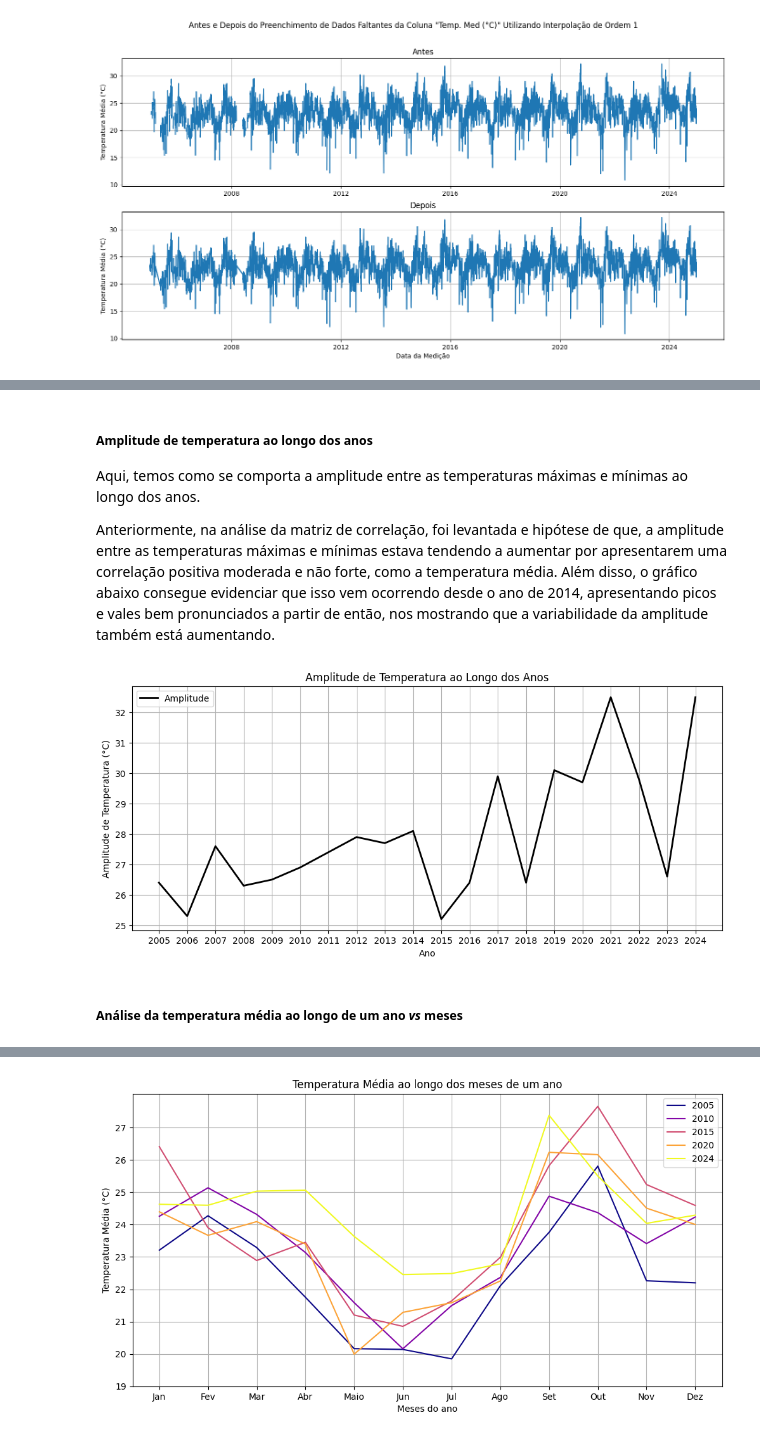
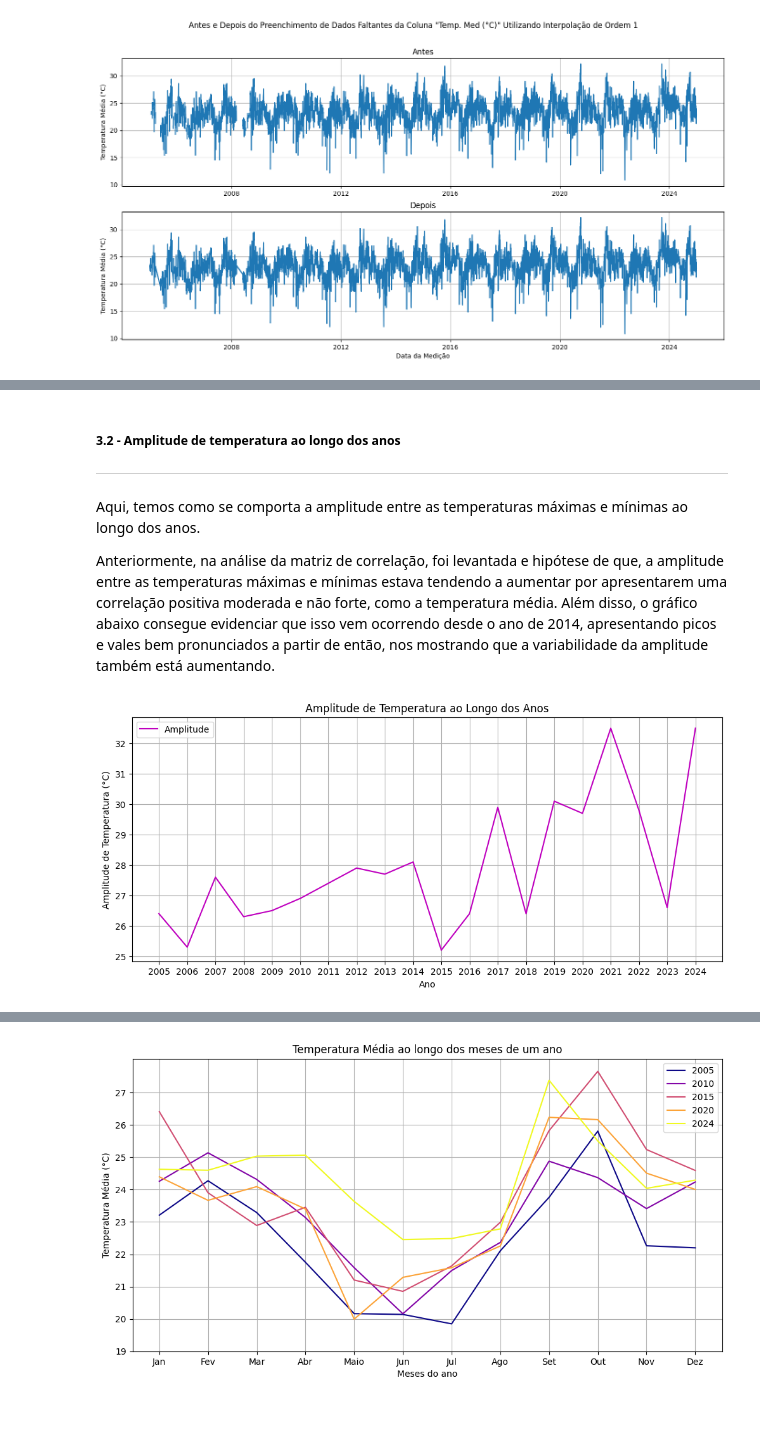
Before and after one commit to paula-belr/series-temporais-temperatura, a Jupyter notebook: atividade_extensionista_II.ipynb, the cells around one changed output, grey strips where cells are left out. Saved outputs shown, nothing was run; the diff lists cells and outputs as text; code cells hidden in the pictures.

```diff
--- a/atividade_extensionista_II.ipynb
+++ b/atividade_extensionista_II.ipynb
@@ -355,5 +403,10 @@ sns.heatmap(corr_matrix,
 # %% [markdown]
-##### Amplitude de temperatura ao longo dos anos
+##### 3.2 - Amplitude de temperatura ao longo dos anos
+
+
+---
+
+
 
 Aqui, temos como se comporta a amplitude entre as temperaturas máximas e mínimas ao longo dos anos.
 
@@ -363,35 +416,33 @@ Anteriormente, na análise da matriz de correlação, foi levantada e hipótese
 cols = ['Data da Medição', 'Temp. Max (°C)', 'Temp. Min (°C)']
 n_cols = ['Temp. Max (°C)', 'Temp. Min (°C)']
 
 # Criando uma cópia do Dataframe
 df_ampl_max_min = df_auto_inter[cols].copy()
 
 # Agrupando pelo ano e agregando os valores máximos e mínimos
 df_ampl_max_min = df_ampl_max_min.groupby(df_ampl_max_min['Data da Medição'].dt.year).agg(['min', 'max'])
 
 # Calculando amplitudes anuais de temperatura
 df_ampl_max_min['amplitudes de temperatura'] = df_ampl_max_min['Temp. Max (°C)']['max'] - df_ampl_max_min['Temp. Min (°C)']['min']
 
 # Gráfico de amplitude anual de temperatura
 fig, ax = plt.subplots()
 
 fig.set_size_inches(12, 5)
 
 ax.set_title('Amplitude de Temperatura ao Longo dos Anos')
 ax.set_xlabel('Ano')
 ax.set_ylabel('Amplitude de Temperatura (°C)')
 ax.set_xticks(df_ampl_max_min.index)
 ax.set_yticks(np.arange(25, 33, 1))
 
 ax.plot(df_ampl_max_min.index,
         df_ampl_max_min['amplitudes de temperatura'],
         label = 'Amplitude',
-        c = 'k',
-        lw = 2)
+        c = 'm',
+        lw = 1.5)
 
 ax.legend()
 ax.grid()
 # %% [output]
-[figure, old version]
+[figure, new version]
-# %% [markdown]
-##### Análise da temperatura média ao longo de um ano *vs* meses
```
Also changed, not shown: parts of 28 cells of this notebook.
